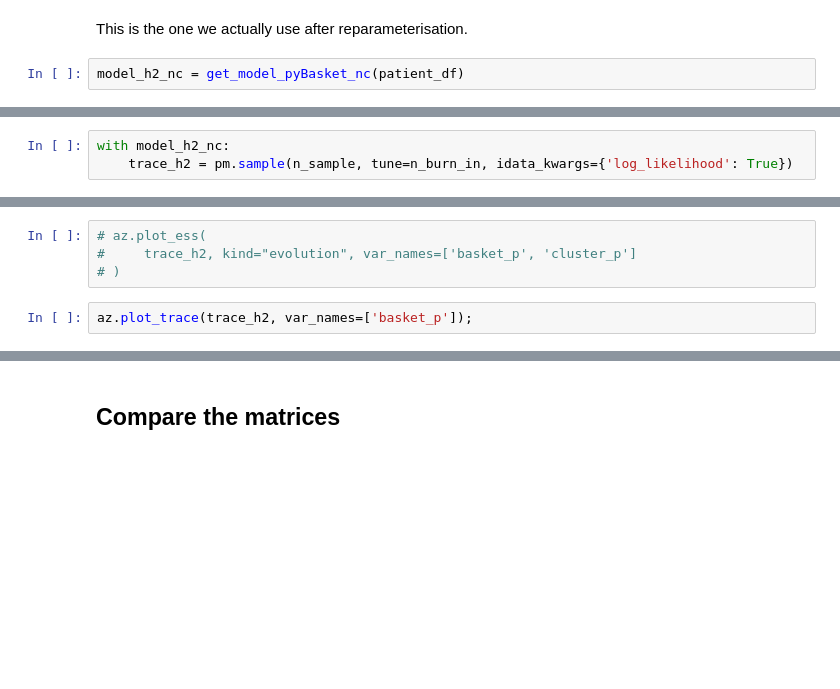
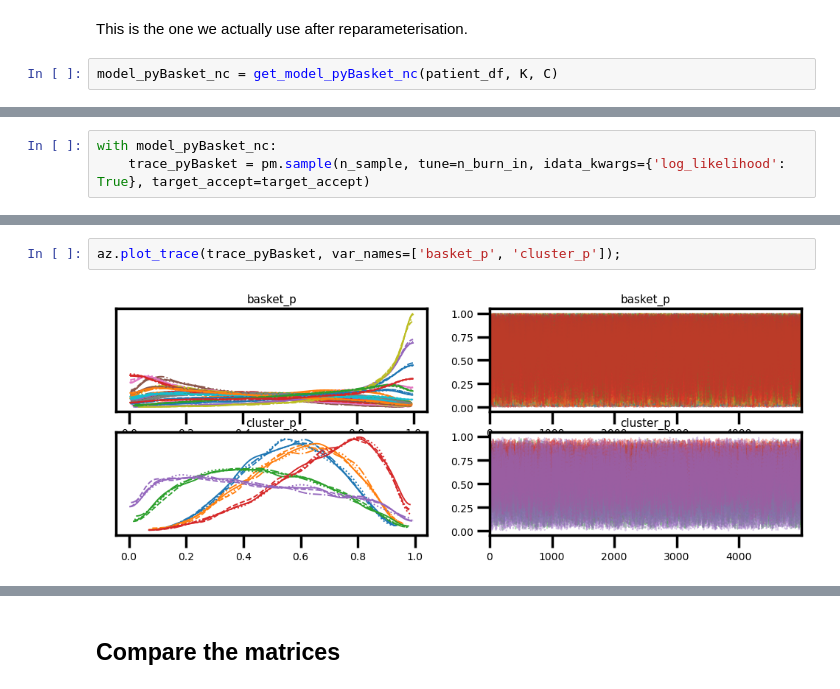
Before and after one commit to glasgowcompbio/pyBasket, a Jupyter notebook: notebooks/patient_analysis_Docetaxel_cluster_5.ipynb, the cells around one changed output, grey strips where cells are left out. Drawn from its saved outputs; the diff is of its cells as text; blank space fills up the shorter version.

```diff
--- a/notebooks/patient_analysis_Docetaxel_cluster_5.ipynb
+++ b/notebooks/patient_analysis_Docetaxel_cluster_5.ipynb
@@ -665,4 +648,4 @@ pm.model_to_graphviz(model_h2)
 # %% [markdown]
 This is the one we actually use after reparameterisation.
 # %%
-model_h2_nc = get_model_pyBasket_nc(patient_df)
+model_pyBasket_nc = get_model_pyBasket_nc(patient_df, K, C)
@@ -673,3 +656,3 @@ pm.model_to_graphviz(model_h2_nc)
 # %%
-with model_h2_nc:
-    trace_h2 = pm.sample(n_sample, tune=n_burn_in, idata_kwargs={'log_likelihood': True})
+with model_pyBasket_nc:
+    trace_pyBasket = pm.sample(n_sample, tune=n_burn_in, idata_kwargs={'log_likelihood': True}, target_accept=target_accept)
@@ -678,7 +682,5 @@ az.summary(trace_h2).round(2)
-# %%
-# az.plot_ess(
-#     trace_h2, kind="evolution", var_names=['basket_p', 'cluster_p']
-# )
 # %%
-az.plot_trace(trace_h2, var_names=['basket_p']);
+az.plot_trace(trace_pyBasket, var_names=['basket_p', 'cluster_p']);
+# %% [output]
+[figure, added]
 # %%
```
Also changed, not shown: parts of 56 cells of this notebook, 9 other files.
